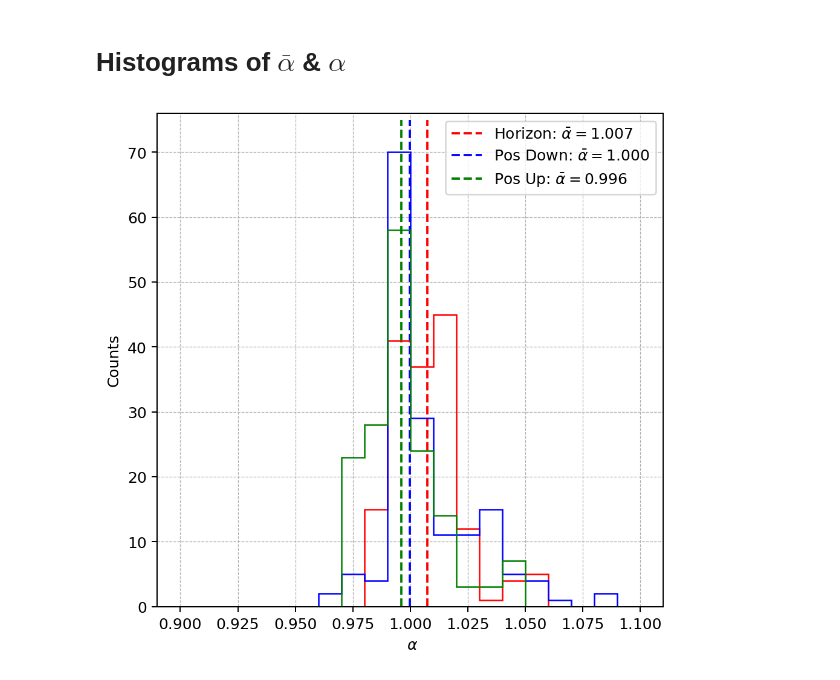
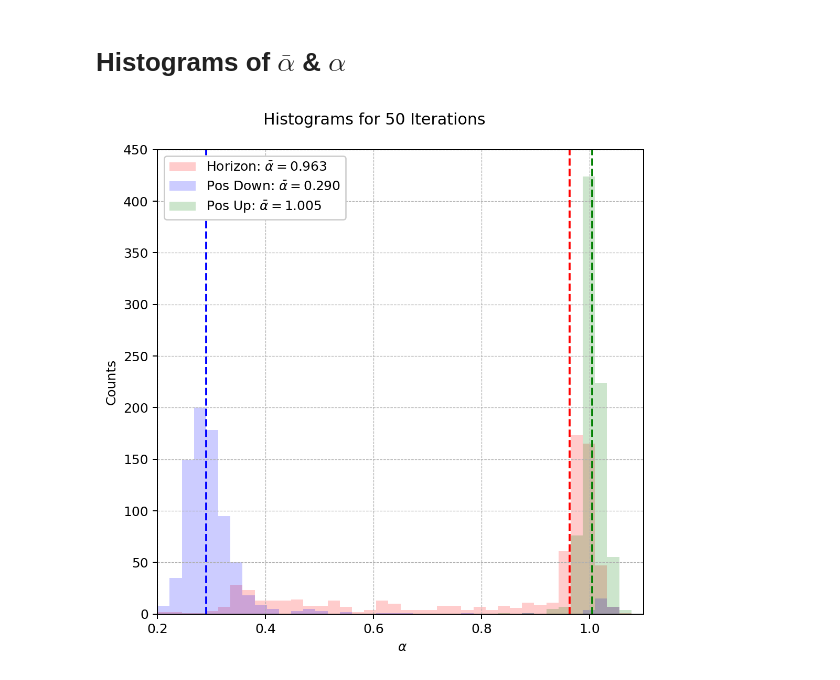
Before and after one commit to SSantosLab/DESI-QA, a Jupyter notebook: calib/Figures of Merit - long-arc tests.ipynb, the cells around one changed output. Cells and saved outputs as stored; diff of their text form; code cells hidden in the pictures.

Commit message:
Adding results from 50-arc sequence test, workaround for camera software error in run_ang.py

```diff
--- a/calib/Figures of Merit - long-arc tests.ipynb
+++ b/calib/Figures of Merit - long-arc tests.ipynb
@@ -13,6 +13,8 @@ sys.path.append("/home/msdos/DESI-QA/output/figures/")
 import find_center as fc
 from spotfinder import spotfinder
 from xylib import calc_movetables as cm
+
+figPath = '/home/msdos/DESI-QA/output/figures/LinPhiTests/50ArcTest/'
 # %% [markdown]
 # Defining pertinent functions
 # %%
@@ -318,7 +321,7 @@ def getMeans(df,label='Alpha'):
 # %% [markdown]
 # Importing the database with relevant timestamps
 # %%
-testStart = np.datetime64('2023-06-26 12:33:00')
+testStart = np.datetime64('2023-06-27 10:40:00')
 testFinish = testStart + np.timedelta64(1,"h")
 # %%
 # Importing different databases
@@ -391,0 +405,7 @@ df.insert(len(df.columns),'Std Alpha',std_alpha_session)
+# %%
+MountConfigs = np.unique(df['Mount Configuration'])
+MountConfigs = [MountConfigs[1],MountConfigs[0],MountConfigs[2]] # REORDER TO GET THE CONFIGS IN CHRONOLOGICAL ORDER
+colors = ['red','blue','green']
+legendloc=0
+title = "Fiducial Drift of 50 Iterations with 3 mount configurations"
+save=True
@@ -478,33 +608,38 @@ plt.show()
 # %% [markdown]
 # Histograms of $\bar{\alpha}$ & $\alpha$
+# %%
+ymax = 450
+colors = ['red','blue','green']
+x_hist_range = [0.2,1.1]
+save=True
+label = 'Histograms for 50 Iterations'
+kwargs = dict(histtype='stepfilled', alpha=0.2, bins=40, range=(x_hist_range[0],x_hist_range[1])
+             )
 # %%
 fig,ax = plt.subplots(figsize=[6,6])
 
-ymax = 75
-colors = ['red','blue','green']
-alpha_count = 0.2
-
-# label
+fig.suptitle(label)
 
 ax.grid(linestyle='--',linewidth=0.5)
-# ax.vlines(1,0,ymax,label=r'$\alpha_{reference} = 1$',linestyle='--',color='orange')
 for i in range(len(np.unique(df['Mount Configuration']))):
-    ax.hist(df[df['Mount Configuration']==np.unique(df['Mount Configuration'])[i]]['Alpha'],color=colors[i],histtype='step',bins=20,range=(0.9,1.1))
+    label_config = np.unique(df['Mount Configuration'])[i]
     med_val = np.nanmedian(df[df['Mount Configuration']==np.unique(df['Mount Configuration'])[i]]["Alpha"])
-    label_config = np.unique(df['Mount Configuration'])[i]
-    ax.vlines(med_val,0,ymax,label=label_config+r': $\bar{\alpha} = $'+f'{med_val:.3f}',linestyle='--',color=colors[i])
-ax.set_ylim(0,ymax+1)
-ax.legend()
-# ax.hist(alpha_arr,histtype='step',color="blue")
-# ax.set_title(label)
+    ax.hist(df[df['Mount Configuration']==np.unique(df['Mount Configuration'])[i]]['Alpha'],
+            color=colors[i], label=label_config+r': $\bar{\alpha} = $'+f'{med_val:.3f}', **kwargs)
 
+    ax.vlines(med_val,0,ymax,
+              linestyle='--',color=colors[i])
+ax.set_ylim(0,ymax)
+ax.legend(loc=2,framealpha=1)
+ax.set_xlim(x_hist_range[0],x_hist_range[1])
 ax.set_xlabel(r' $\alpha$')
 ax.set_ylabel('Counts')
 
-# print("Median alpha:",str(np.median(alpha_arr)))
+fig.tight_layout()
 
-# plt.savefig('/home/msdos/DESI-QA/output/figures/LinPhiTests/Hist_'+str(label)+'.jpg',dpi=180)
+if save:
+    plt.savefig(figPath+str(label)+'.jpg',dpi=180)
 
 plt.show()
 # %% [output]
-[figure, old version]
+[figure, new version]
```
Also changed, not shown: parts of 13 cells of this notebook, 19 other files.
